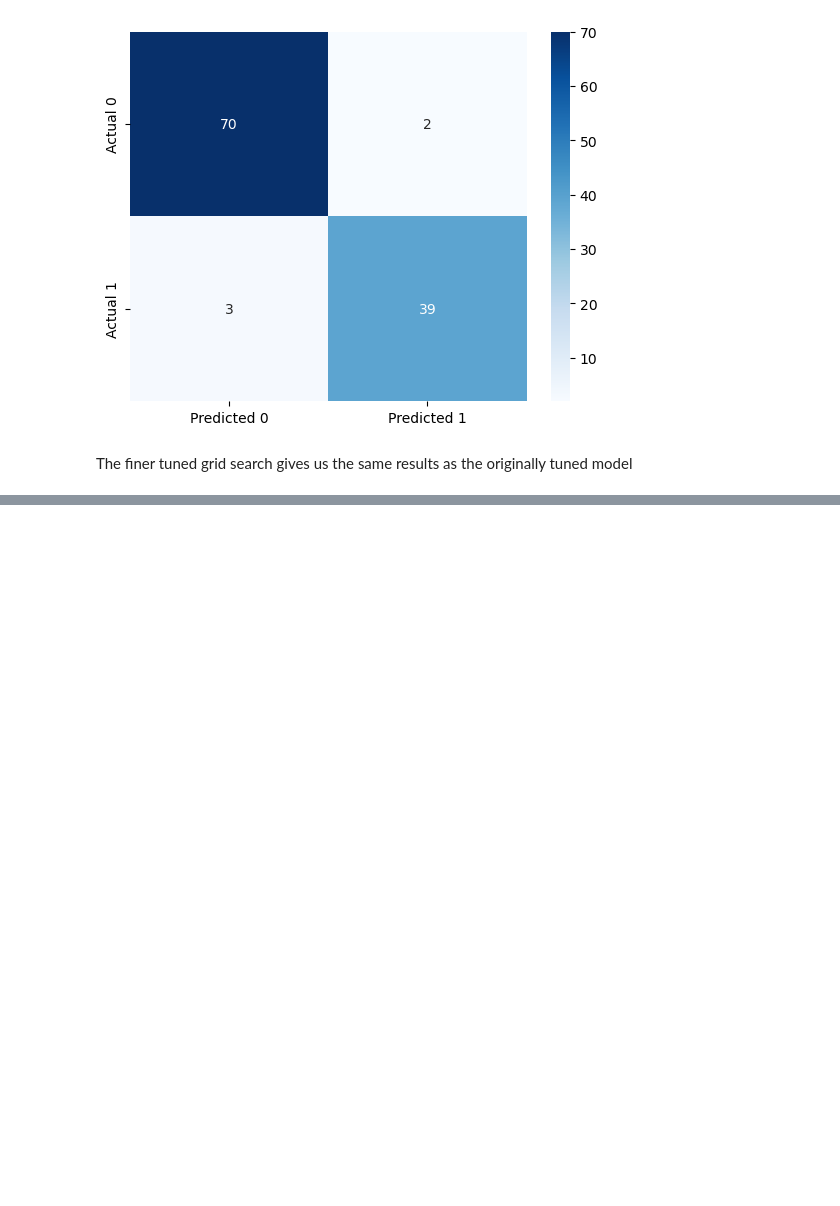
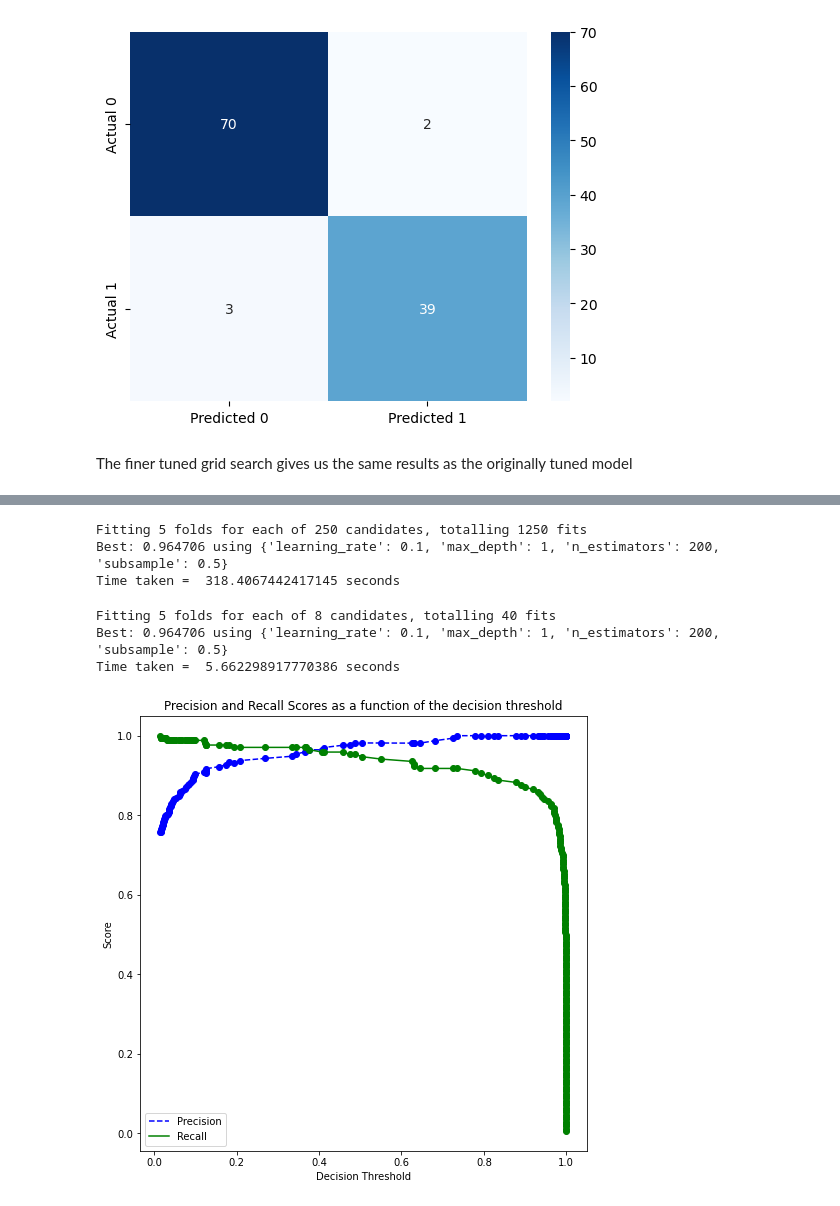
Before and after one commit to alandaz/Springrepo, a Jupyter notebook: Project Code.ipynb, the cells around one changed output, grey strips where cells are left out. Cells and saved outputs as stored; diff of their text form; code cells hidden in the pictures; blank space fills up the shorter version.

```diff
--- a/Project Code.ipynb
+++ b/Project Code.ipynb
@@ -683,0 +640,75 @@ Time taken =  5.662298917770386 seconds
+# %%
+from sklearn.ensemble import GradientBoostingRegressor,GradientBoostingClassifier, BaggingRegressor,BaggingClassifier,RandomForestRegressor,RandomForestClassifier,AdaBoostRegressor,AdaBoostClassifier
+
+start_time = time.time()
+model = GradientBoostingClassifier(random_state=1)
+grid = dict()
+grid['n_estimators'] = [10, 50, 100,200,500]
+grid['learning_rate'] = [0.0001, 0.001, 0.01,0.1, 1.0]
+grid['max_depth'] = [1,2,3,4,5]
+grid['subsample'] = [0.5,1.0]
+# define the evaluation procedure
+cv = StratifiedKFold(n_splits=5, shuffle=True, random_state=1)
+# define the grid search procedure
+grid_search = GridSearchCV(estimator=model, param_grid=grid, n_jobs=-1, cv=cv, verbose = True, scoring = 'recall')
+# execute the grid search
+grid_result = grid_search.fit(X_train, y_train)
+# summarize the best score and configuration
+print("Best: %f using %s" % (grid_result.best_score_, grid_result.best_params_))
+print("Time taken = ", time.time() - start_time, "seconds")
+# %% [output]
+Fitting 5 folds for each of 250 candidates, totalling 1250 fits
+Best: 0.964706 using {'learning_rate': 0.1, 'max_depth': 1, 'n_estimators': 200, 'subsample': 0.5}
+Time taken =  318.4067442417145 seconds
+# %%
+start_time = time.time()
+model = GradientBoostingClassifier(random_state=1)
+grid = dict()
+grid['n_estimators'] = [200, 300]
+grid['learning_rate'] = [0.1, 0.5]
+grid['max_depth'] = [1]
+grid['subsample'] = [0.3, 0.5]
+# define the evaluation procedure
+cv = StratifiedKFold(n_splits=5, shuffle=True, random_state=1)
+# define the grid search procedure
+grid_search = GridSearchCV(estimator=model, param_grid=grid, n_jobs=-1, cv=cv, verbose = True, scoring = 'recall')
+# execute the grid search
+grid_result = grid_search.fit(X_train, y_train)
+# summarize the best score and configuration
+print("Best: %f using %s" % (grid_result.best_score_, grid_result.best_params_))
+print("Time taken = ", time.time() - start_time, "seconds")
+# %% [output]
+Fitting 5 folds for each of 8 candidates, totalling 40 fits
+Best: 0.964706 using {'learning_rate': 0.1, 'max_depth': 1, 'n_estimators': 200, 'subsample': 0.5}
+Time taken =  5.662298917770386 seconds
+# %%
+from sklearn.metrics import accuracy_score, recall_score
+from sklearn.metrics import roc_curve, precision_recall_curve, auc, make_scorer, recall_score, \
+accuracy_score, precision_score, confusion_matrix, mean_squared_error, r2_score
+
+#Model based on the optimal parameters
+model = GradientBoostingClassifier(random_state=1,max_depth=1,learning_rate=0.1,subsample=0.5,
+                          n_estimators=200).fit(X_train,y_train)
+
+# Note that we are using the cross-validated predicted probabilities, instead of directly using the
+# predicted probabilities on train data, as the model may be overfitting on the train data, and
+# may lead to misleading results
+cross_val_ypred = cross_val_predict(GradientBoostingClassifier(random_state=1,max_depth=1,
+                                                               learning_rate=0.1,subsample=0.5,
+                          n_estimators=200), X_train, y_train, cv = 5, method = 'predict_proba')
+
+p, r, thresholds = precision_recall_curve(y_train, cross_val_ypred[:,1])
+def plot_precision_recall_vs_threshold(precisions, recalls, thresholds):
+    plt.figure(figsize=(8, 8))
+    plt.title("Precision and Recall Scores as a function of the decision threshold")
+    plt.plot(thresholds, precisions[:-1], "b--", label="Precision")
+    plt.plot(thresholds, recalls[:-1], "g-", label="Recall")
+    plt.plot(thresholds, precisions[:-1], "o", color = 'blue')
+    plt.plot(thresholds, recalls[:-1], "o", color = 'green')
+    plt.ylabel("Score")
+    plt.xlabel("Decision Threshold")
+    plt.legend(loc='best')
+    plt.legend()
+plot_precision_recall_vs_threshold(p, r, thresholds)
+# %% [output]
+[figure, added]
```
Also changed, not shown: parts of 15 cells of this notebook, 1 other file.
